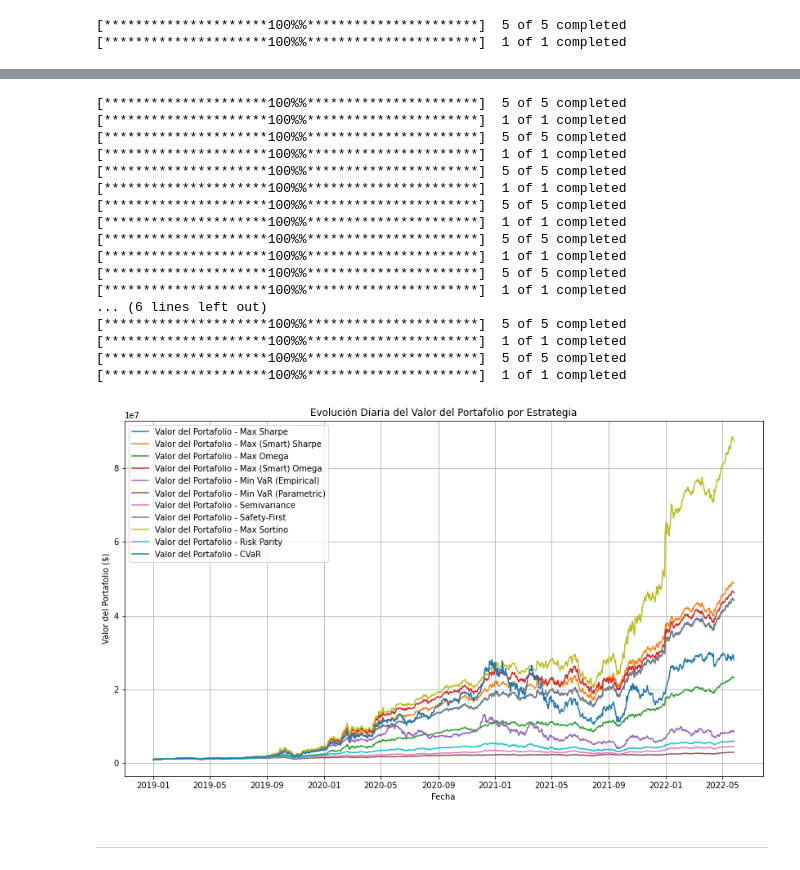
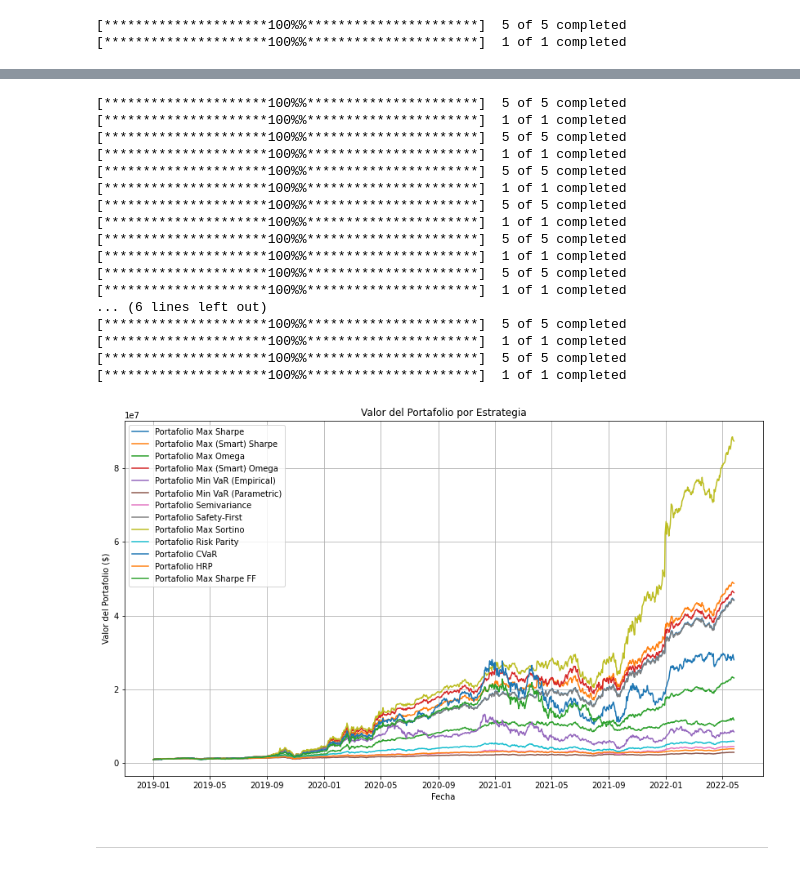
Before and after one commit to Luis1Soto/Asset_Allocation, a Jupyter notebook: asset_allocation.ipynb, the cells around one changed output, grey strips where cells are left out. Drawn from its saved outputs; the diff is of its cells as text; code cells hidden in the pictures.

```diff
--- a/asset_allocation.ipynb
+++ b/asset_allocation.ipynb
@@ -100,29 +119,29 @@ Asset_allocation.Optimize_Portfolio(method = "Gradient", learning_rate=0.01, max
 # %%
 Backtest = DynamicBacktester(start_date, end_date, assets, benchmark, initial_capital=1_000_000,
                              strategies=["Max Sharpe", "Max (Smart) Sharpe", "Max Omega", "Max (Smart) Omega", "Min VaR (Empirical)", "Min VaR (Parametric)",
-                                         "Semivariance", "Safety-First","Max Sortino","Risk Parity","CVaR"],
+                                         "Semivariance", "Safety-First","Max Sortino","Risk Parity","CVaR", "HRP", "Max Sharpe FF"],
                              rf=rf, ff_factors_expectations=ff_factors_expectations, method = 'SLSQP')
 
 Backtest.run_backtest()
 # %% [output]
 [*********************100%%**********************]  5 of 5 completed
 [*********************100%%**********************]  1 of 1 completed
 [*********************100%%**********************]  5 of 5 completed
 [*********************100%%**********************]  1 of 1 completed
 [*********************100%%**********************]  5 of 5 completed
 [*********************100%%**********************]  1 of 1 completed
 [*********************100%%**********************]  5 of 5 completed
 [*********************100%%**********************]  1 of 1 completed
 [*********************100%%**********************]  5 of 5 completed
 [*********************100%%**********************]  1 of 1 completed
 [*********************100%%**********************]  5 of 5 completed
 [*********************100%%**********************]  1 of 1 completed
 ... (6 lines left out)
 [*********************100%%**********************]  5 of 5 completed
 [*********************100%%**********************]  1 of 1 completed
 [*********************100%%**********************]  5 of 5 completed
 [*********************100%%**********************]  1 of 1 completed
-[figure, old version]
+[figure, new version]
 # %% [markdown]
 -----
 # %% [markdown]
```
Also changed, not shown: parts of 5 cells of this notebook, 1 other file.
